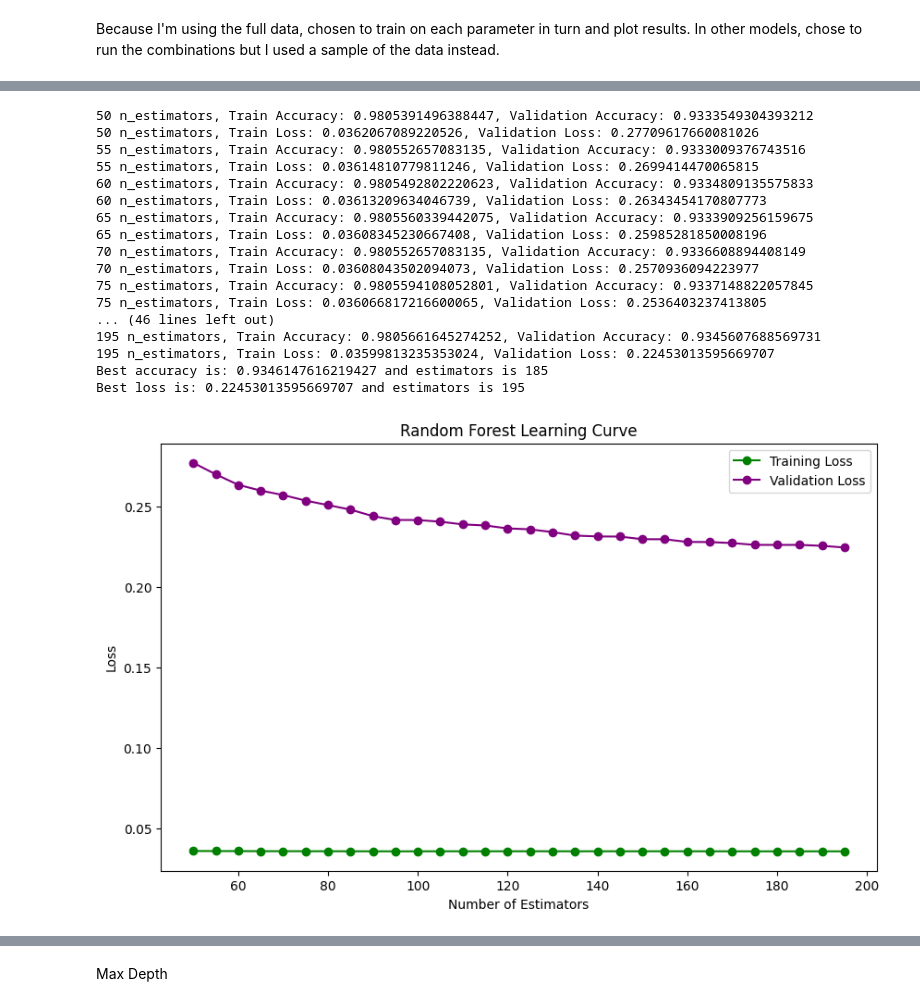
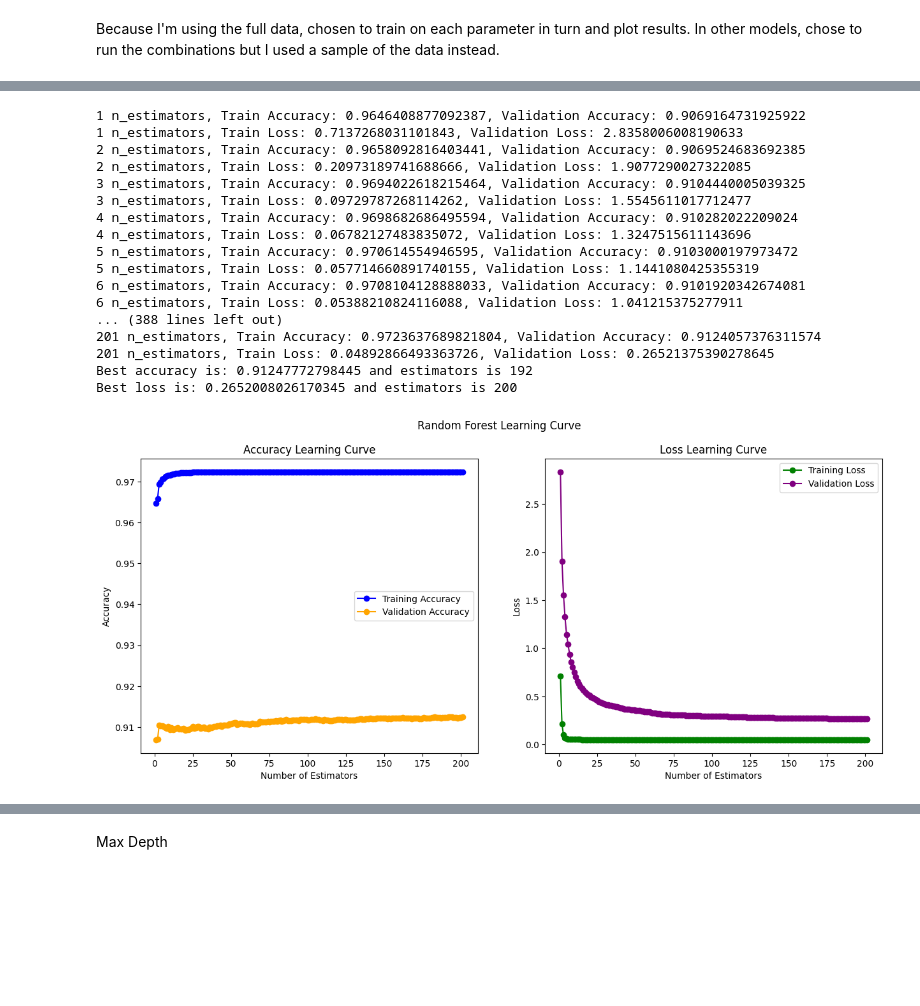
Before and after one commit to Swalke20/DLS_Project, a Jupyter notebook: RF_model.ipynb, the cells around one changed output, grey strips where cells are left out. Cells and saved outputs as stored; diff of their text form; code cells hidden in the pictures; blank space fills up the shorter version.

Commit message:
Tuning hyperparameters and removing redundant code

```diff
--- a/RF_model.ipynb
+++ b/RF_model.ipynb
@@ -124,13 +122,9 @@ Because I'm using the full data, chosen to train on each parameter in turn and p
 # %%
 X_train, X_test, X_val, y_train, y_test, y_val = data_format(data_smin_train_df, data_test_df, data_val_df, None, None)
 # %%
-#Tuning on Estimators as well as the below
-
 param_grid = {
-    'max_depth': [10, 20, 30, 40 ,50, 60, 70, 80, 90, 100],
+    'n_estimators': [100, 200, 300, 400, 500, 600, 700, 800, 900, 1000],
     'max_features': [1, 2, 3, 4, 5, 6, 7, 8],
-    'min_samples_split': [10, 50, 100, 200],
-    'max_leaf_nodes': [500, 1000, 1500, 2000, 2500, 3000, 3500, 4000, 4500, 5000, 5500, 6000, 6500, 7000],
-    'min_samples_leaf': [1, 100, 200, 300, 400, 500],
-    'max_samples': [0.1, 0.2, 0.3, 0.4, 0.5, 0.6, 0.7, 0.8, 0.9],
+    'max_samples': [0.1, 0.2, 0.3, 0.4, 0.5, 0.6, 0.7, 0.8, 0.9, 1],
+    'max_depth': [10, 30,50, 60, 70, 80, 90, 100]
     }
@@ -261,10 +387,10 @@ val_acc_list = []
 train_loss_list = []
 val_loss_list = []
 
-for e in range(50,200, 5):
+for e in range(1,202):
     estimators.append(e)
 
-    model = RandomForestClassifier(n_estimators=e, n_jobs=-1, random_state=7)
+    model = RandomForestClassifier(max_features=3, n_estimators=e, n_jobs=-1, random_state=7)
     model.fit(X_train, y_train)
 
     #Training accuracy and loss
@@ -287,61 +413,59 @@ for e in range(50,200, 5):
 
     print(f"{e} n_estimators, Train Accuracy: {train_accuracy}, Validation Accuracy: {val_accuracy}")
     print(f"{e} n_estimators, Train Loss: {train_loss}, Validation Loss: {val_loss}")
 
     if val_accuracy> best_accuracy:
         best_accuracy = val_accuracy
         best_acc_estimators = e
 
     if val_loss< best_loss:
         best_loss = val_loss
         best_loss_estimators = e
 
 estimators_acc_df = pd.DataFrame({'Estimators': estimators,'Train Accuracy': train_acc_list, 'Validation Accuracy': val_acc_list})
 estimators_loss_df = pd.DataFrame({'Estimators': estimators,'Train Loss': train_loss_list, 'Validation Loss': val_loss_list})
 
 
 
 print(f"Best accuracy is: {best_accuracy} and estimators is {best_acc_estimators}")
 print(f"Best loss is: {best_loss} and estimators is {best_loss_estimators}")
 
-plt.figure(figsize=(10, 6))
+plt.figure(figsize=(15, 6))
 
-#Accuracy curves
-#plt.plot()
-#plt.title('Random Forest Learning Curve')
-#plt.xlabel('Number of Estimators')
-#plt.ylabel('Accuracy')
-#plt.plot(estimators_acc_df['Estimators'], estimators_acc_df['Train Accuracy'], label='Training Accuracy', color='blue', marker='o')
-#plt.plot(estimators_acc_df['Estimators'], estimators_acc_df['Validation Accuracy'], label='Validation Accuracy', color='orange', marker='o')
-#plt.legend()
+plt.subplot(121)
+plt.title('Accuracy Learning Curve')
+plt.xlabel('Number of Estimators')
+plt.ylabel('Accuracy')
+plt.plot(estimators_acc_df['Estimators'], estimators_acc_df['Train Accuracy'], label='Training Accuracy', color='blue', marker='o')
+plt.plot(estimators_acc_df['Estimators'], estimators_acc_df['Validation Accuracy'], label='Validation Accuracy', color='orange', marker='o')
+plt.legend()
 
-#Loss curves
-plt.plot()
-plt.title('Random Forest Learning Curve')
+plt.subplot(122)
+plt.title('Loss Learning Curve')
 plt.xlabel('Number of Estimators')
 plt.ylabel('Loss')
 plt.plot(estimators_loss_df['Estimators'], estimators_loss_df['Train Loss'], label='Training Loss', color='green', marker='o')
 plt.plot(estimators_loss_df['Estimators'], estimators_loss_df['Validation Loss'], label='Validation Loss', color='purple', marker='o')
 plt.legend()
 
-#plt.tight_layout()
+plt.suptitle("Random Forest Learning Curve")
 plt.show()
 # %% [output]
-50 n_estimators, Train Accuracy: 0.9805391496388447, Validation Accuracy: 0.9333549304393212
-50 n_estimators, Train Loss: 0.0362067089220526, Validation Loss: 0.27709617660081026
-55 n_estimators, Train Accuracy: 0.980552657083135, Validation Accuracy: 0.9333009376743516
-55 n_estimators, Train Loss: 0.03614810779811246, Validation Loss: 0.2699414470065815
-60 n_estimators, Train Accuracy: 0.9805492802220623, Validation Accuracy: 0.9334809135575833
-60 n_estimators, Train Loss: 0.03613209634046739, Validation Loss: 0.26343454170807773
-65 n_estimators, Train Accuracy: 0.9805560339442075, Validation Accuracy: 0.9333909256159675
-65 n_estimators, Train Loss: 0.03608345230667408, Validation Loss: 0.25985281850008196
-70 n_estimators, Train Accuracy: 0.980552657083135, Validation Accuracy: 0.9336608894408149
-70 n_estimators, Train Loss: 0.03608043502094073, Validation Loss: 0.2570936094223977
-75 n_estimators, Train Accuracy: 0.9805594108052801, Validation Accuracy: 0.9337148822057845
-75 n_estimators, Train Loss: 0.036066817216600065, Validation Loss: 0.2536403237413805
-... (46 lines left out)
-195 n_estimators, Train Accuracy: 0.9805661645274252, Validation Accuracy: 0.9345607688569731
-195 n_estimators, Train Loss: 0.03599813235353024, Validation Loss: 0.22453013595669707
-Best accuracy is: 0.9346147616219427 and estimators is 185
-Best loss is: 0.22453013595669707 and estimators is 195
+1 n_estimators, Train Accuracy: 0.9646408877092387, Validation Accuracy: 0.9069164731925922
+1 n_estimators, Train Loss: 0.7137268031101843, Validation Loss: 2.8358006008190633
+2 n_estimators, Train Accuracy: 0.9658092816403441, Validation Accuracy: 0.9069524683692385
+2 n_estimators, Train Loss: 0.20973189741688666, Validation Loss: 1.9077290027322085
+3 n_estimators, Train Accuracy: 0.9694022618215464, Validation Accuracy: 0.9104440005039325
+3 n_estimators, Train Loss: 0.09729787268114262, Validation Loss: 1.5545611017712477
+4 n_estimators, Train Accuracy: 0.9698682686495594, Validation Accuracy: 0.910282022209024
+4 n_estimators, Train Loss: 0.06782127483835072, Validation Loss: 1.3247515611143696
+5 n_estimators, Train Accuracy: 0.970614554946595, Validation Accuracy: 0.9103000197973472
+5 n_estimators, Train Loss: 0.057714660891740155, Validation Loss: 1.1441080425355319
+6 n_estimators, Train Accuracy: 0.9708104128888033, Validation Accuracy: 0.9101920342674081
+6 n_estimators, Train Loss: 0.05388210824116088, Validation Loss: 1.041215375277911
+... (388 lines left out)
+201 n_estimators, Train Accuracy: 0.9723637689821804, Validation Accuracy: 0.9124057376311574
+201 n_estimators, Train Loss: 0.04892866493363726, Validation Loss: 0.26521375390278645
+Best accuracy is: 0.91247772798445 and estimators is 192
+Best loss is: 0.2652008026170345 and estimators is 200
-[figure, old version]
+[figure, new version]
```
Also changed, not shown: parts of 37 cells of this notebook, 2 other files.
